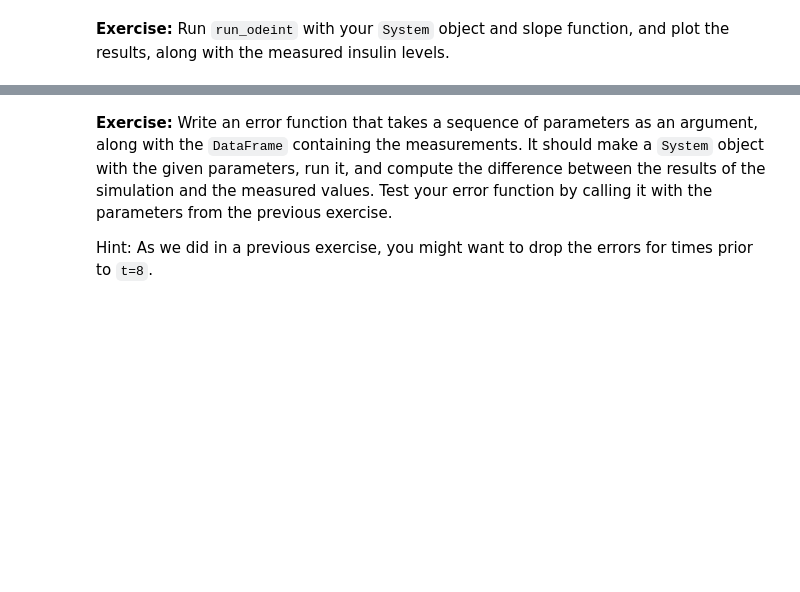
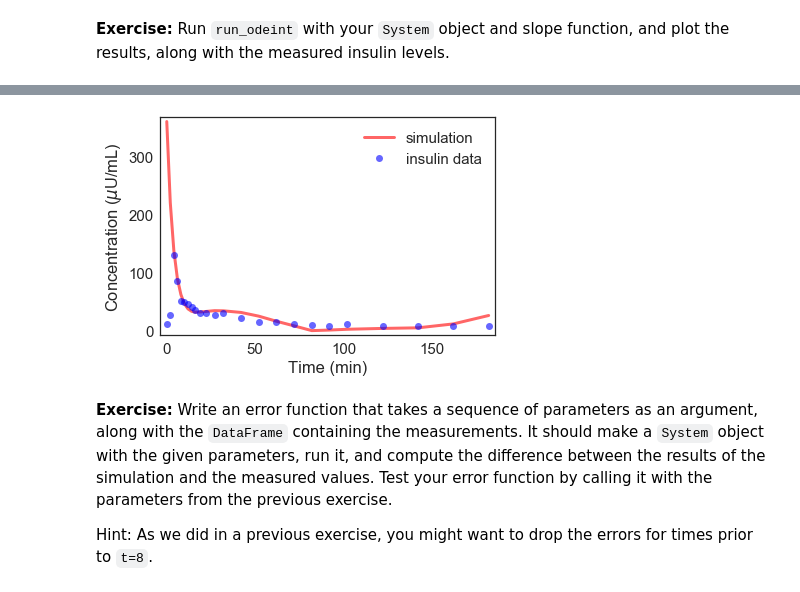
Before and after one commit to FlynnML/ModSimPy, a Jupyter notebook: code/chap08mine.ipynb, the cells around one changed output, grey strips where cells are left out. Saved outputs shown, nothing was run; the diff lists cells and outputs as text; code cells hidden in the pictures; blank space fills up the shorter version.

```diff
--- a/code/chap08mine.ipynb
+++ b/code/chap08mine.ipynb
@@ -390,6 +659,15 @@ $ \frac{dI}{dt} = -k I(t) + \gamma (G(t) - G_T) t $
 **Exercise:**  Write a version of `make_system` that takes the parameters of this model, `I0`, `k`, `gamma`, and `G_T` as parameters, along with a `DataFrame` containing the measurements, and returns a `System` object suitable for use with `run_simulation` or `run_odeint`.
 
 Use it to make a `System` object with the following parameters:
+# %%
+def make_system(I0, k, gamma, G_T, data):
+    init = State(I=I0)
+    system = System(init=init,
+                    k=k, G_T=G_T, k3=k3,
+                    Gb=Gb, Ib=Ib,
+                    G=interpolate(data.glucose),
+                    ts=data.index)
+    return system
 # %%
 I0 = 360
 k = 0.25
@@ -400,3 +676,5 @@ G_T = 80
+# %%
+system = make_system(I0, k, gamma, G_T, data)
 # %%
 # Solution goes here
 # %% [markdown]
@@ -407,0 +682,9 @@ G_T = 80
+# %%
+def slope_func(state, t, system):
+    I = state
+    unpack(system)
+
+    dIdt = - k * I + gamma * (G(t) - G_T) * t
+
+
+    return dIdt
@@ -413,0 +705,3 @@ G_T = 80
+# %%
+run_odeint(system, slope_func)
+system.results
@@ -414,3 +727,11 @@ G_T = 80
+# %%
+plot(system.results, 'r-', label='simulation')
+plot(data.insulin, 'bo', label='insulin data')
+
+decorate(xlabel='Time (min)',
+         ylabel='Concentration ($\mu$U/mL)')
+# %% [output]
+[figure, added]
 # %% [markdown]
 **Exercise:**  Write an error function that takes a sequence of parameters as an argument, along with the `DataFrame` containing the measurements.  It should make a `System` object with the given parameters, run it, and compute the difference between the results of the simulation and the measured values.  Test your error function by calling it with the parameters from the previous exercise.
 
```
Also changed, not shown: parts of 50 cells of this notebook, 7 other files.
